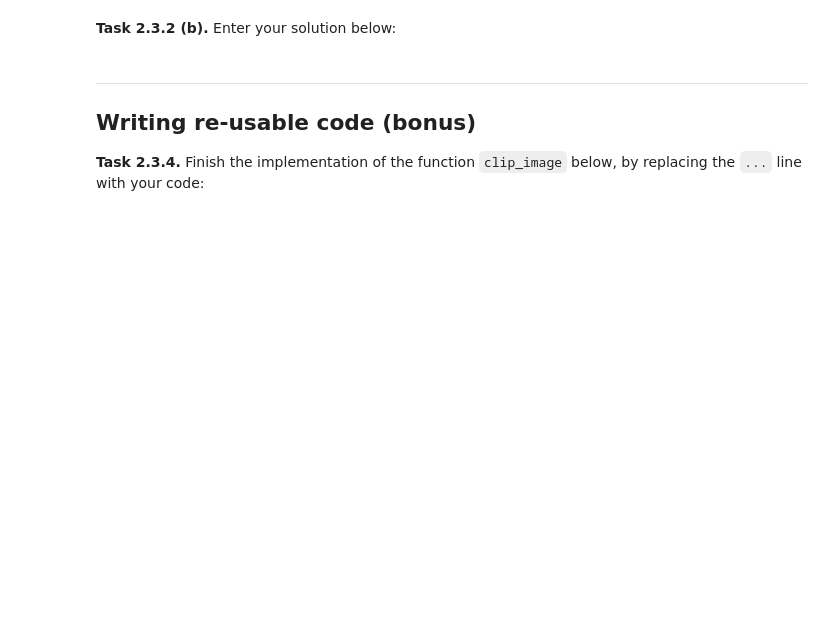
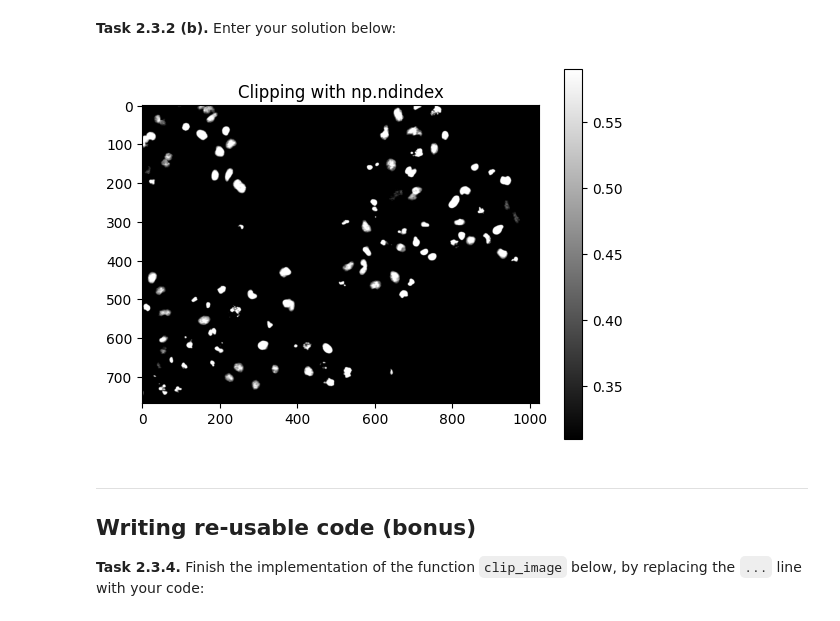
Before and after one commit to MtBaloglu/mobi-fs3-python, a Jupyter notebook: task2.ipynb, the cells around one changed output. Cells and saved outputs as stored; diff of their text form; code cells hidden in the pictures; blank space fills up the shorter version.

```diff
--- a/task2.ipynb
+++ b/task2.ipynb
@@ -86,5 +100,25 @@ for ni in n:
 # %% [markdown]
 **<a id="#">Task 2.3.2 (b).</a>** Enter your solution below:
+# %%
+img_clip_ndindex = img.copy()
+
+for index in numpy.ndindex(img.shape):
+    row = index[0]
+    col = index[1]
+
+    if img[row, col] < T1:
+        img_clip_ndindex[row, col] = T1
+    elif img[row, col] > T2:
+        img_clip_ndindex[row, col] = T2
+    else:
+        img_clip_ndindex[row, col] = img[row, col]
+
+plt.imshow(img_clip_ndindex, cmap='gray')
+plt.title("Clipping with np.ndindex")
+plt.colorbar()
+plt.show()
+# %% [output]
+[figure, added]
 # %% [markdown]
 ---
 
```
Also changed, not shown: parts of 8 cells of this notebook, 1 other file.
